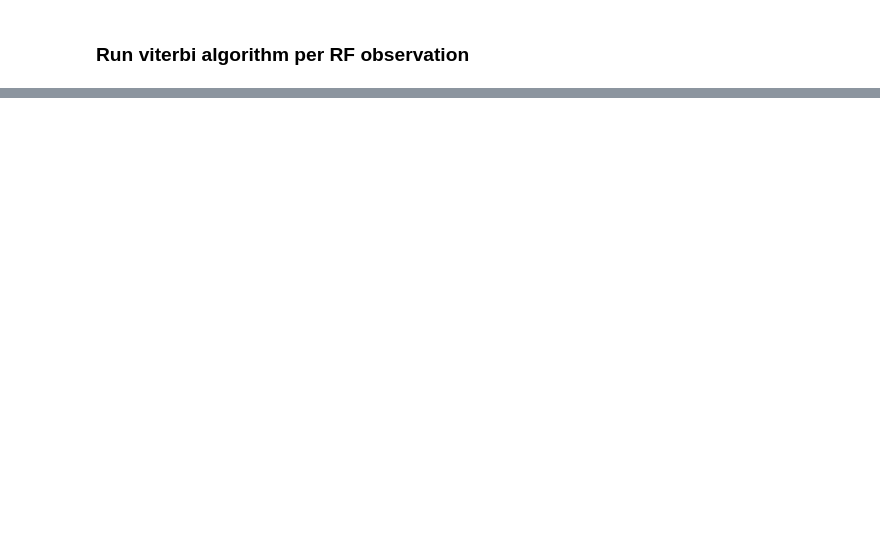
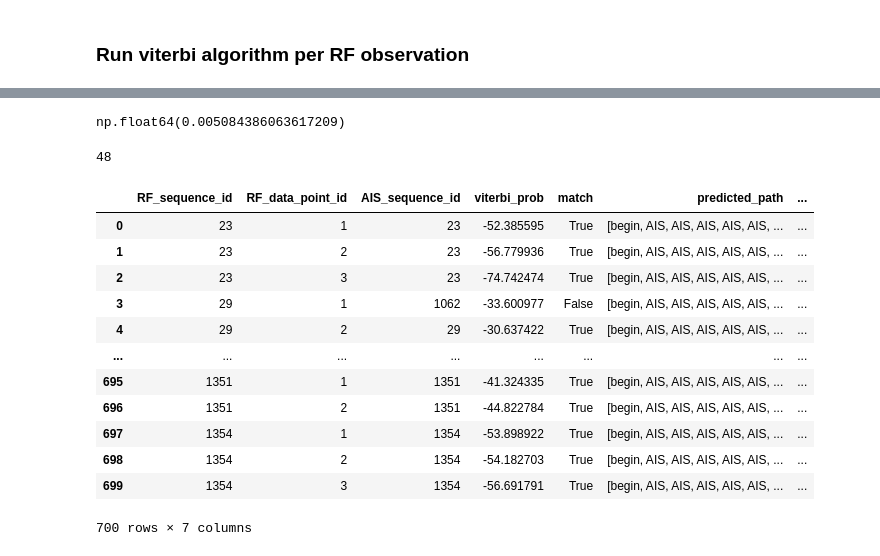
Before and after one commit to grimmmbo/AIS_RF_matching, a Jupyter notebook: notebooks/PHMM.ipynb, the cells around one changed output, grey strips where cells are left out. Cells and saved outputs as stored; diff of their text form; code cells hidden in the pictures; blank space fills up the shorter version.

```diff
--- a/notebooks/PHMM.ipynb
+++ b/notebooks/PHMM.ipynb
@@ -122,0 +250,26 @@ best_matches.head(5)
+# %%
+best_matches["mean_speed"].min()
+# %% [output]
+np.float64(0.005084386063617209)
+# %%
+len(best_matches[best_matches["match"] == False])
+# %% [output]
+48
+# %%
+ids = df_viterbi_results.groupby(["RF_sequence_id", "RF_data_point_id"])["viterbi_prob"].idxmax()
+best_matches2 = df_viterbi_results.loc[ids].reset_index(drop=True)
+best_matches2
+# %% [output]
+|  | RF_sequence_id | RF_data_point_id | AIS_sequence_id | viterbi_prob | match | predicted_path | ... |
+| 0 | 23 | 1 | 23 | -52.385595 | True | [begin, AIS, AIS, AIS, AIS, AIS, ... | ... |
+| 1 | 23 | 2 | 23 | -56.779936 | True | [begin, AIS, AIS, AIS, AIS, AIS, ... | ... |
+| 2 | 23 | 3 | 23 | -74.742474 | True | [begin, AIS, AIS, AIS, AIS, AIS, ... | ... |
+| 3 | 29 | 1 | 1062 | -33.600977 | False | [begin, AIS, AIS, AIS, AIS, AIS, ... | ... |
+| 4 | 29 | 2 | 29 | -30.637422 | True | [begin, AIS, AIS, AIS, AIS, AIS, ... | ... |
+| ... | ... | ... | ... | ... | ... | ... | ... |
+| 695 | 1351 | 1 | 1351 | -41.324335 | True | [begin, AIS, AIS, AIS, AIS, AIS, ... | ... |
+| 696 | 1351 | 2 | 1351 | -44.822784 | True | [begin, AIS, AIS, AIS, AIS, AIS, ... | ... |
+| 697 | 1354 | 1 | 1354 | -53.898922 | True | [begin, AIS, AIS, AIS, AIS, AIS, ... | ... |
+| 698 | 1354 | 2 | 1354 | -54.182703 | True | [begin, AIS, AIS, AIS, AIS, AIS, ... | ... |
+| 699 | 1354 | 3 | 1354 | -56.691791 | True | [begin, AIS, AIS, AIS, AIS, AIS, ... | ... |
+700 rows × 7 columns
```
Also changed, not shown: parts of 27 cells of this notebook, 16 other files.
